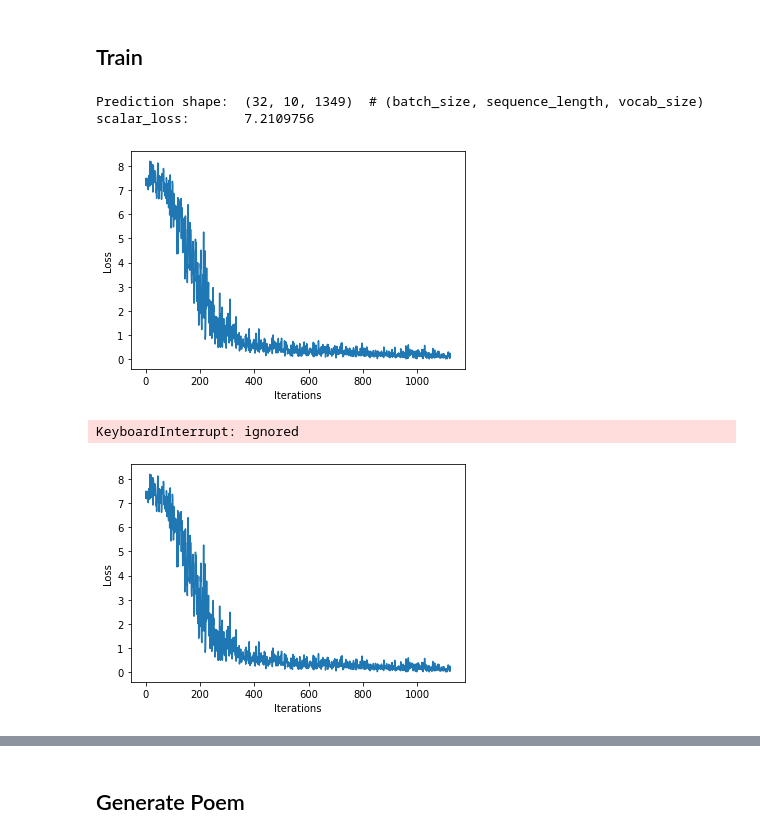
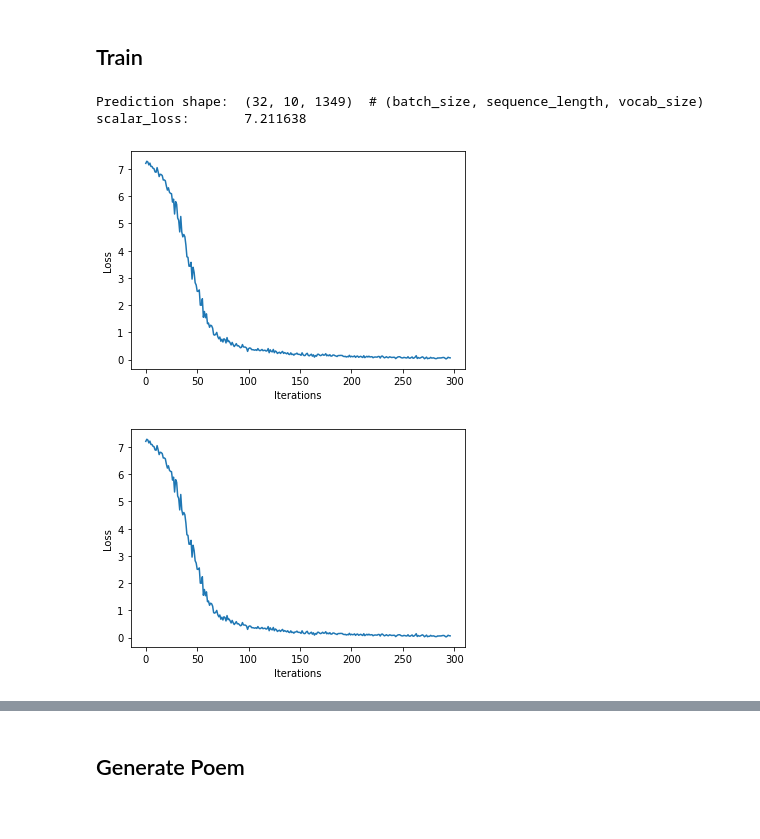
Before and after one commit to zkhandker/Text-Generation-RNN, a Jupyter notebook: Word2vec_LSTM_CNN.ipynb, the cells around one changed output, grey strips where cells are left out. Saved outputs shown, nothing was run; the diff lists cells and outputs as text; code cells hidden in the pictures.

```diff
--- a/Word2vec_LSTM_CNN.ipynb
+++ b/Word2vec_LSTM_CNN.ipynb
@@ -142,12 +137,8 @@ def get_batch(vectorized_songs, seq_length, batch_size):
   # randomly choose the starting indices for the examples in the training batch
   idx = np.random.choice(n-seq_length, batch_size)
 
-  '''TODO: construct a list of input sequences for the training batch'''
   input_batch = [vectorized_songs[i : i+seq_length] for i in idx]
-  # input_batch = # TODO
-  '''TODO: construct a list of output sequences for the training batch'''
   output_batch = [vectorized_songs[i+1 : i+seq_length+1] for i in idx]
-  # output_batch = # TODO
 
   # x_batch, y_batch provide the true inputs and targets for network training
   x_batch = np.reshape(input_batch, [batch_size, seq_length])
@@ -239,8 +222,17 @@ Trainable params: 5,785,925
 Non-trainable params: 67,450
 _________________________________________________________________
 # %%
-x, y = get_batch(vectorized_poems, seq_length=10, batch_size=32)
+x, y = get_batch(vectorized_poems, seq_length=10, batch_size=10)
 pred = model(x)
 print("Input shape:      ", x.shape, " # (batch_size, sequence_length)")
 print("Prediction shape: ", pred.shape, "# (batch_size, sequence_length, vocab_size)")
+
+sampled_indices = tf.random.categorical(pred[0], num_samples=1)
+sampled_indices = tf.squeeze(sampled_indices,axis=-1).numpy()
+sampled_indices
+
+print("Input: ")
+print([inverse_vocab[i] for i in x[0]])
+print("Output:")
+print([inverse_vocab[i] for i in sampled_indices])
 # %% [output]
@@ -299,31 +251,26 @@ strongest
     the true labels and predictions (logits). Set the argument from_logits=True.'''
 def compute_loss(labels, logits):
   loss = tf.keras.losses.sparse_categorical_crossentropy(labels, logits, from_logits=True)
-  # loss = tf.keras.losses.sparse_categorical_crossentropy('''TODO''', '''TODO''', from_logits=True) # TODO
   return loss
 
-'''TODO: compute the loss using the true next characters from the example batch
-    and the predictions from the untrained model several cells above'''
 example_batch_loss = compute_loss(y, pred)
-# example_batch_loss = compute_loss('''TODO''', '''TODO''') # TODO
 
 print("Prediction shape: ", pred.shape, " # (batch_size, sequence_length, vocab_size)")
 print("scalar_loss:      ", example_batch_loss.numpy().mean())
 # %% [output]
 Prediction shape:  (32, 10, 1349)  # (batch_size, sequence_length, vocab_size)
-scalar_loss:       7.2109756
+scalar_loss:       7.211638
 # %%
 ### Hyperparameter setting and optimization ###
 
 # Optimization parameters:
-num_training_iterations = 2000  # Increase this to train longer
-batch_size = 4  # Experiment between 1 and 64
+num_training_iterations = 300  # Increase this to train longer
+batch_size = 32  # Experiment between 1 and 64
 seq_length = 10  # Experiment between 50 and 500
 learning_rate = 5e-3  # Experiment between 1e-5 and 1e-1
 
 # Model parameters:
 vocab_size = len(vocab)
-
 rnn_units = 1024  # Experiment between 1 and 2048
 
 # Checkpoint location:
@@ -335,66 +282,46 @@ checkpoint_prefix = os.path.join(checkpoint_dir, "my_ckpt")
 '''TODO: instantiate a new model for training using the `build_model`
   function and the hyperparameters created above.'''
 model = build_model(vocab_size, embedding_dim, rnn_units, batch_size)
-# model = build_model('''TODO: arguments''')
-
-'''TODO: instantiate an optimizer with its learning rate.
-  Checkout the tensorflow website for a list of supported optimizers.
-  https://www.tensorflow.org/api_docs/python/tf/keras/optimizers/
-  Try using the Adam optimizer to start.'''
 optimizer = tf.keras.optimizers.Adam(learning_rate)
-# optimizer = # TODO
 
 @tf.function
 def train_step(x, y):
   # Use tf.GradientTape()
   with tf.GradientTape() as tape:
-
-    '''TODO: feed the current input into the model and generate predictions'''
-    y_hat = model(x) # TODO
-    # y_hat = model('''TODO''')
-
-    '''TODO: compute the loss!'''
-    loss = compute_loss(y, y_hat) # TODO
-    # loss = compute_loss('''TODO''', '''TODO''')
-
+    y_hat = model(x)
+    loss = compute_loss(y, y_hat)
   # Now, compute the gradients
-  '''TODO: complete the function call for gradient computation.
-      Remember that we want the gradient of the loss with respect all
-      of the model parameters.
-      HINT: use `model.trainable_variables` to get a list of all model
-      parameters.'''
-  grads = tape.gradient(loss, model.trainable_variables) # TODO
-  # grads = tape.gradient('''TODO''', '''TODO''')
+  grads = tape.gradient(loss, model.trainable_variables)
 
   # Apply the gradients to the optimizer so it can update the model accordingly
   optimizer.apply_gradients(zip(grads, model.trainable_variables))
   return loss
 
 ##################
 # Begin training!#
 ##################
 
 history = []
 plotter = mdl.util.PeriodicPlotter(sec=2, xlabel='Iterations', ylabel='Loss')
 if hasattr(tqdm, '_instances'): tqdm._instances.clear() # clear if it exists
 
 for iter in tqdm(range(num_training_iterations)):
 
   # Grab a batch and propagate it through the network
   x_batch, y_batch = get_batch(vectorized_poems, seq_length, batch_size)
   loss = train_step(x_batch, y_batch)
 
   # Update the progress bar
   history.append(loss.numpy().mean())
   plotter.plot(history)
 
   # Update the model with the changed weights!
   if iter % 100 == 0:
     model.save_weights(checkpoint_prefix)
+    print(history[-1])
 
 # Save the trained model and the weights
 model.save_weights(checkpoint_prefix)
 # %% [output]
-[figure, old version]
+[figure, new version]
-KeyboardInterrupt: ignored
-[figure, old version]
+[figure, new version]
```
Also changed, not shown: parts of 20 cells of this notebook.
